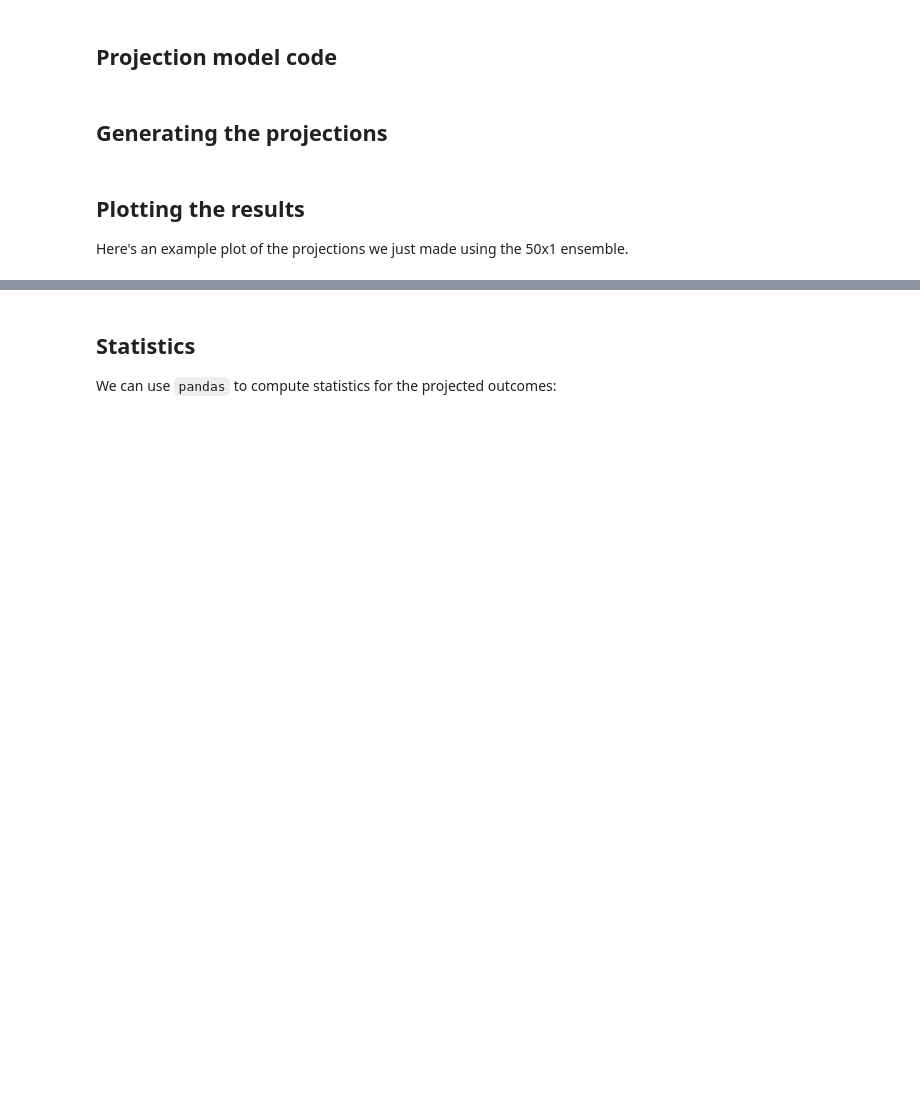
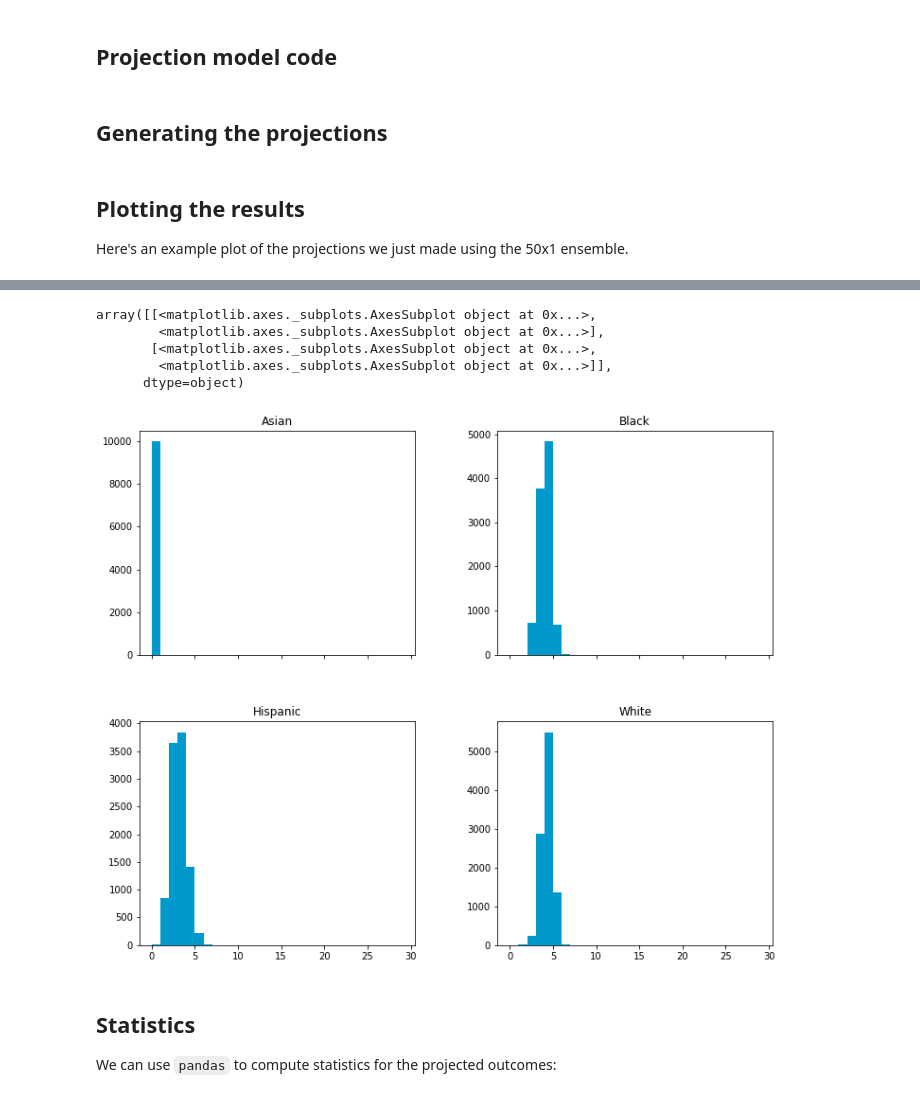
Before and after one commit to mggg/chicago, a Jupyter notebook: projection/Projection.ipynb, the cells around one changed output, grey strips where cells are left out. Saved outputs shown, nothing was run; the diff lists cells and outputs as text; code cells hidden in the pictures; blank space fills up the shorter version.

```diff
--- a/projection/Projection.ipynb
+++ b/projection/Projection.ipynb
@@ -134,3 +148,13 @@ outcomes_prec50[groups].hist(sharex=True, grid=False, figsize=(12,10), color="#0
+# %%
+outcomes_prec10_by_5 = pandas.read_csv("./projection_10x5.csv")
+outcomes_prec10_by_5[groups].hist(sharex=True, grid=False, figsize=(12,10), color="#0099cd", bins=list(range(30)))
+# %% [output]
+array([[<matplotlib.axes._subplots.AxesSubplot object at 0x...>,
+        <matplotlib.axes._subplots.AxesSubplot object at 0x...>],
+       [<matplotlib.axes._subplots.AxesSubplot object at 0x...>,
+        <matplotlib.axes._subplots.AxesSubplot object at 0x...>]],
+      dtype=object)
+[figure, added]
 # %% [markdown]
 ## Statistics
 
```
Also changed, not shown: parts of 7 cells of this notebook, 21 other files.
